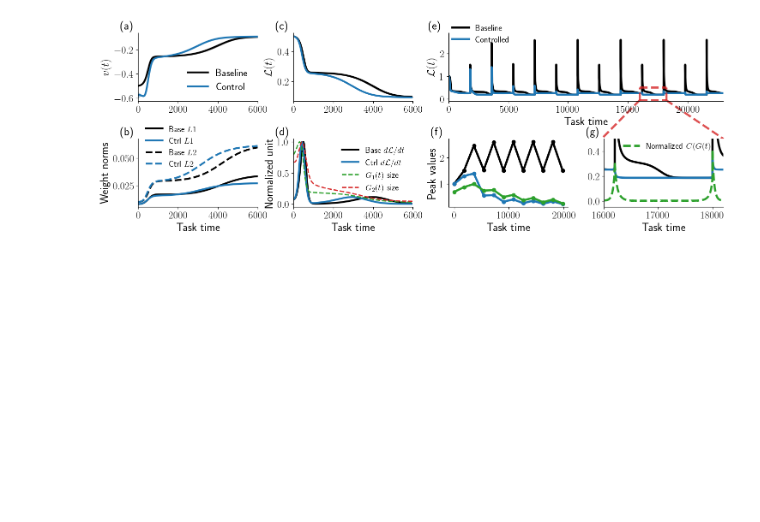
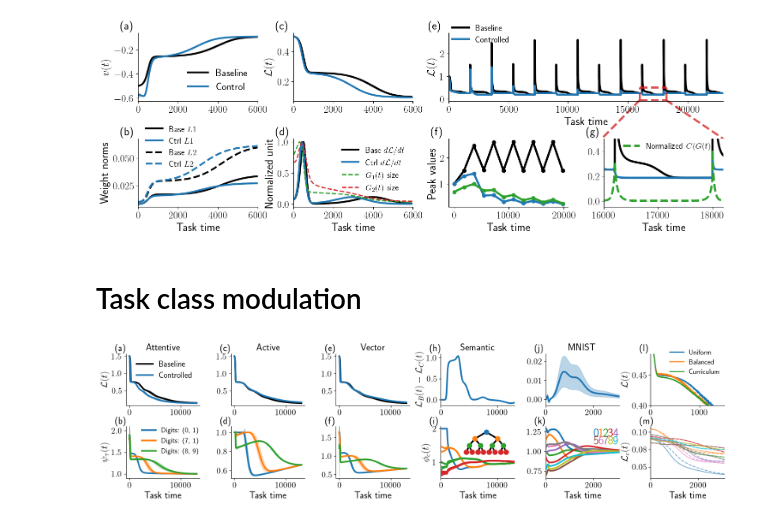
Before and after one commit to rodrigcd/neuromod, a Jupyter notebook: notebooks/neurips_paper.ipynb, the cells around one changed output. Cells and saved outputs as stored; diff of their text form; code cells hidden in the pictures; blank space fills up the shorter version.

```diff
--- a/notebooks/neurips_paper.ipynb
+++ b/notebooks/neurips_paper.ipynb
@@ -116,3 +116,56 @@ learning_rate, hidden_dim, intrinsic_noise, reg_coef, W1_0, W2_0, input_dim, out
 ### Results Keys ###
 dict_keys(['iters', 'Loss_t_sim', 'weights_sim', 'weights_iters_sim', 'time_span', 'W1_t_eq', 'W2_t_eq', 'Loss_t_eq', 'W1_t_control_init', 'W2_t_control_init', 'Loss_t_control_init', 'control_signal_i ...
 [figure]
+# %% [markdown]
+# Task class modulation
+# %%
+results_path1_list = glob.glob("../results/task_engagement/*MNIST-3_active*")
+results_path2_list = glob.glob("../results/task_engagement/*MNIST-3_attention*")
+results_path3_list = glob.glob("../results/task_engagement/*MNIST-3_vector*")
+
+results = []
+results_list1 = [ResultsManager(path_) for path_ in results_path1_list]
+results_list2 = [ResultsManager(path_) for path_ in results_path2_list]
+results_list3 = [ResultsManager(path_) for path_ in results_path3_list]
+results = [results_list1, results_list2, results_list3]
+
+figsize = np.array((20, 6/5*3.5))
+f, ax = plt.subplots(2, 6, figsize=figsize)
+ax1 = ax[:, :3].T
+ax2 = ax[:, 3:].T
+fontsize = 18
+line_width = 3
+ylim2 = [0.9, 2.1]
+ylim3 = [0.4, 1.8]
+subplot_labels = np.array([["(a)", "(b)"], ["(c)", "(d)"], ["(e)", "(f)"]])
+
+weight_legend_pos = (0.6, 1.1)
+ax1 = task_engagement_plot(results[0], results[1], results[2], figsize=figsize, ax=ax1, fontsize=fontsize,
+                          line_width=line_width, ylim2=ylim2, subplot_labels=subplot_labels, ylim3=ylim3,
+                           weight_legend_pos = weight_legend_pos)
+
+results_path1_list = glob.glob("../results/cat_prop/*Semantic*beta_5.0*")
+results_path2_list = glob.glob("../results/cat_prop/*MNIST*beta_5.0*")
+
+results = []
+results_list1 = [ResultsManager(path_) for path_ in results_path1_list]
+results_list2 = [ResultsManager(path_) for path_ in results_path2_list]
+results = [results_list1, results_list2]
+
+
+line_width = 3
+subplot_labels = np.array([["(h)", "(i)"], ["(j)", "(k)"], ["(l)", "(m)"]])
+xlim1 = (0, 3100)
+analysis_path = "../results/cat_prop/feedback_curriculum.pkl"
+window_size = 300
+zoom_xlim = (0, 1500)
+zoom_ylim = (0.4, 0.485)
+weight_legend_pos = (0.6, 1.2)
+
+class_prop_plot(results[0], results[1], figsize=figsize, fontsize=fontsize, line_width=line_width,
+                subplot_labels=subplot_labels, xlim1=xlim1, analysis_path=analysis_path, window_size=window_size,
+                zoom_xlim=zoom_xlim, zoom_ylim=zoom_ylim, ax=ax2, weight_legend_pos=weight_legend_pos)
+plt.subplots_adjust(hspace=0.4, wspace=0.42)
+plt.savefig("paper_v2/task_engagement_results.pdf", bbox_inches="tight")
+# %% [output]
+[figure, added]
```
Also changed, not shown: parts of 1 cell of this notebook, 6 other files.
